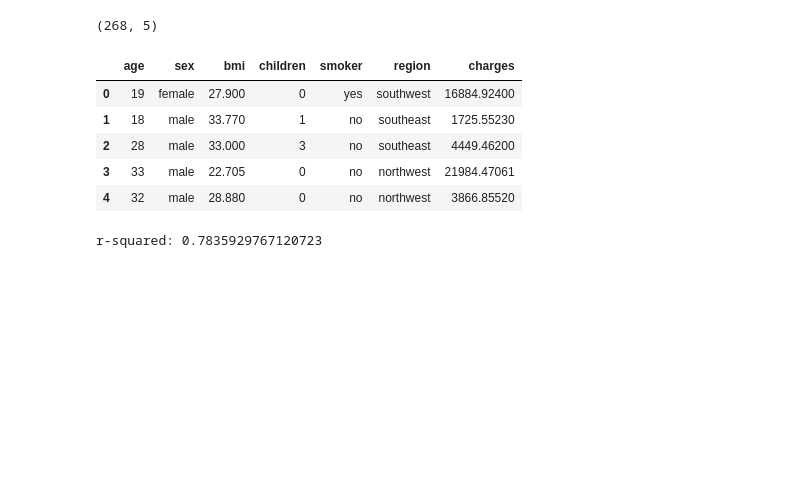
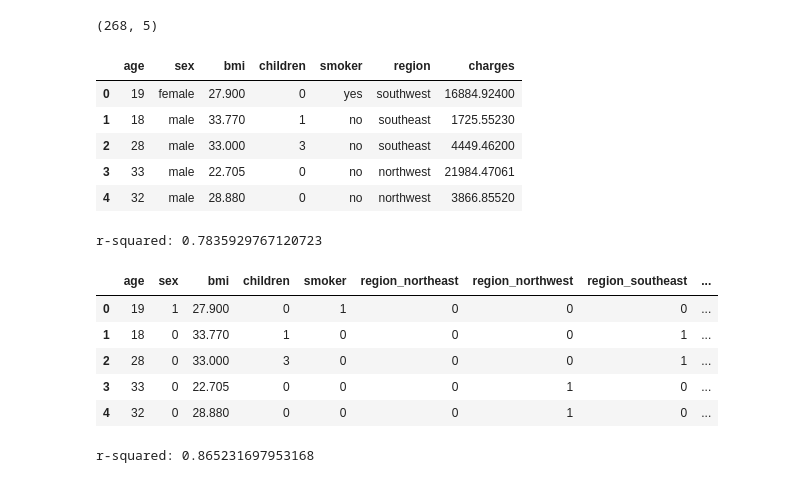
Before and after one commit to JAIDUUU/AIML, a Jupyter notebook: Supervised Learning/1_Linear Regression/Linear Regression.ipynb, the cells around one changed output. Drawn from its saved outputs; the diff is of its cells as text; code cells hidden in the pictures; blank space fills up the shorter version.

Commit message:
Interaction Features

```diff
--- a/Supervised Learning/1_Linear Regression/Linear Regression.ipynb
+++ b/Supervised Learning/1_Linear Regression/Linear Regression.ipynb
@@ -137,3 +137,35 @@ r2=r2_score(y_test,y_pred)
 print("r-squared:",r2)
 # %% [output]
 r-squared: 0.7835929767120723
+# %%
+# Interaction Features
+X = insurence_data.drop(columns=["charges"])
+y = insurence_data["charges"]
+
+X=pd.get_dummies(X,columns=["region"],drop_first=False,dtype=int)
+
+X["sex"] = X["sex"].map({"female": 1, "male": 0})
+X["smoker"] = X["smoker"].map({"yes": 1, "no": 0})
+
+X['age_smoker']=X['age']*X['smoker']
+X['bmi_smoker']=X['bmi']*X['smoker']
+# %%
+X.head()
+# %% [output]
+|  | age | sex | bmi | children | smoker | region_northeast | region_northwest | region_southeast | ... |
+| 0 | 19 | 1 | 27.900 | 0 | 1 | 0 | 0 | 0 | ... |
+| 1 | 18 | 0 | 33.770 | 1 | 0 | 0 | 0 | 1 | ... |
+| 2 | 28 | 0 | 33.000 | 3 | 0 | 0 | 0 | 1 | ... |
+| 3 | 33 | 0 | 22.705 | 0 | 0 | 0 | 1 | 0 | ... |
+| 4 | 32 | 0 | 28.880 | 0 | 0 | 0 | 1 | 0 | ... |
+# %%
+from sklearn.model_selection import train_test_split
+X_train, X_test, y_train, y_test = train_test_split(
+    X, y, test_size=0.20, random_state=42)
+model=LinearRegression()
+model.fit(X_train,y_train)
+y_pred=model.predict(X_test)
+r2=r2_score(y_test,y_pred)
+print("r-squared:",r2)
+# %% [output]
+r-squared: 0.865231697953168
```
